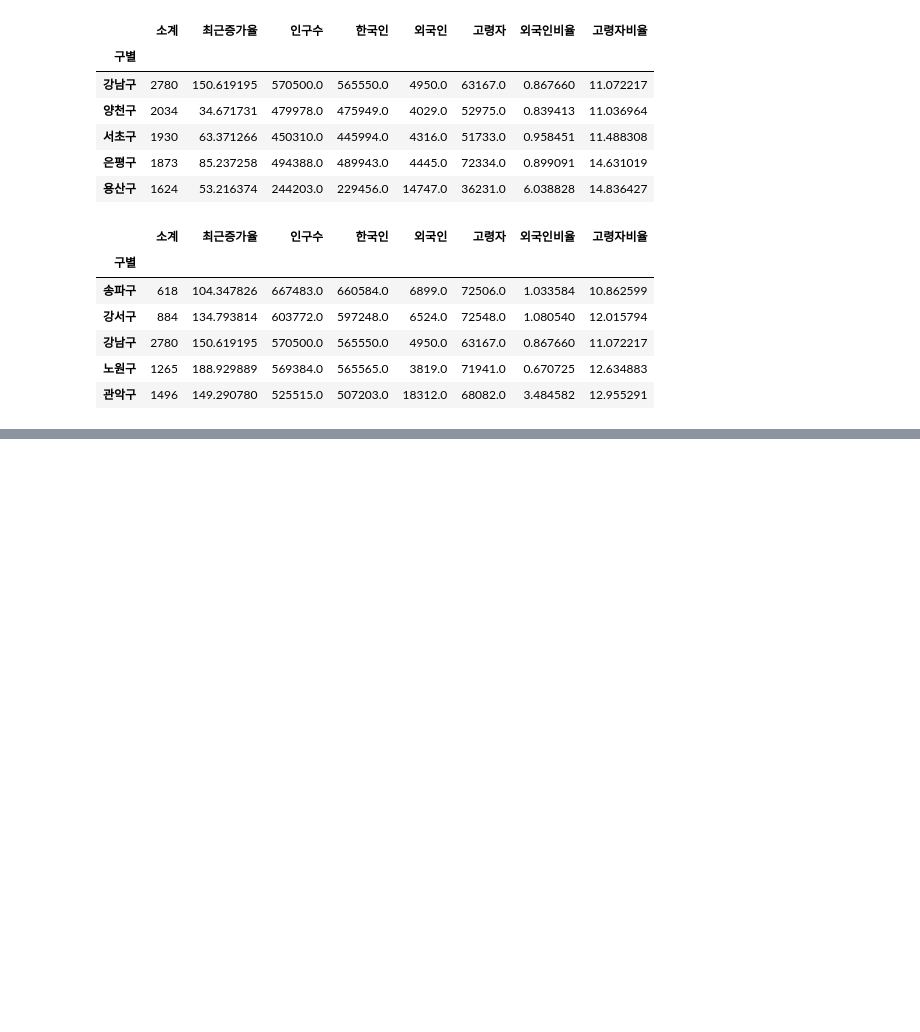
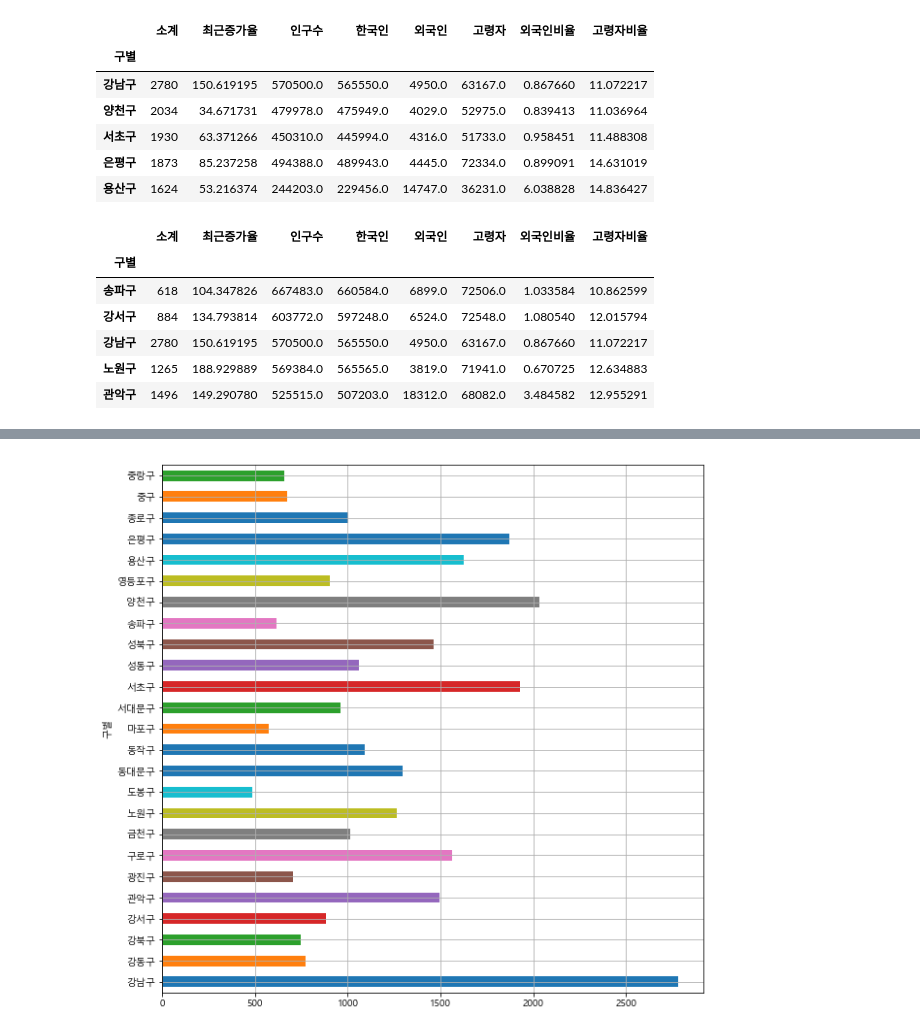
Before and after one commit to ESENS12/DataScience, a Jupyter notebook: CCTV_in_Seoul.ipynb, the cells around one changed output, grey strips where cells are left out. Cells and saved outputs as stored; diff of their text form; code cells hidden in the pictures; blank space fills up the shorter version.

```diff
--- a/CCTV_in_Seoul.ipynb
+++ b/CCTV_in_Seoul.ipynb
@@ -225,7 +225,7 @@ data_result.head()
 # %%
 #index를 명시적으로 선언
 #set_index는 한번 선언 후 다시 선언 하면 인덱싱 오류 발생.
-#data_result.set_index('구별', inplace=True)
+data_result.set_index('구별', inplace=True)
 data_result.index
 #data_result.head()
 # %% [output]
@@ -273,0 +276,9 @@ data_result.sort_values(by='인구수',ascending=False).head(5)
+# %%
+import platform
+import matplotlib.pyplot as plt
+%matplotlib inline
+from matplotlib import font_manager, rc
+plt.rcParams['axes.unicode_minus'] = False
+font_path = 'C:\\Windows\\Fonts\\malgun.ttf'
+font_name = font_manager.FontProperties(fname=font_path).get_name()
+rc('font', family=font_name)
@@ -273,0 +295,6 @@ data_result.sort_values(by='인구수',ascending=False).head(5)
+# %%
+#그래프를 그렸을 때 index가 따로 지정되어있지 않다면 기준값인 '소계' 가 인덱싱 되어서 나오므로 보기가 껄끄럽다.
+data_result['소계'].plot(kind='barh', grid=True, figsize=(10,10)) #kind = bar horizontal
+plt.show()
+# %% [output]
+[figure, added]
```
Also changed, not shown: parts of 4 cells of this notebook.
